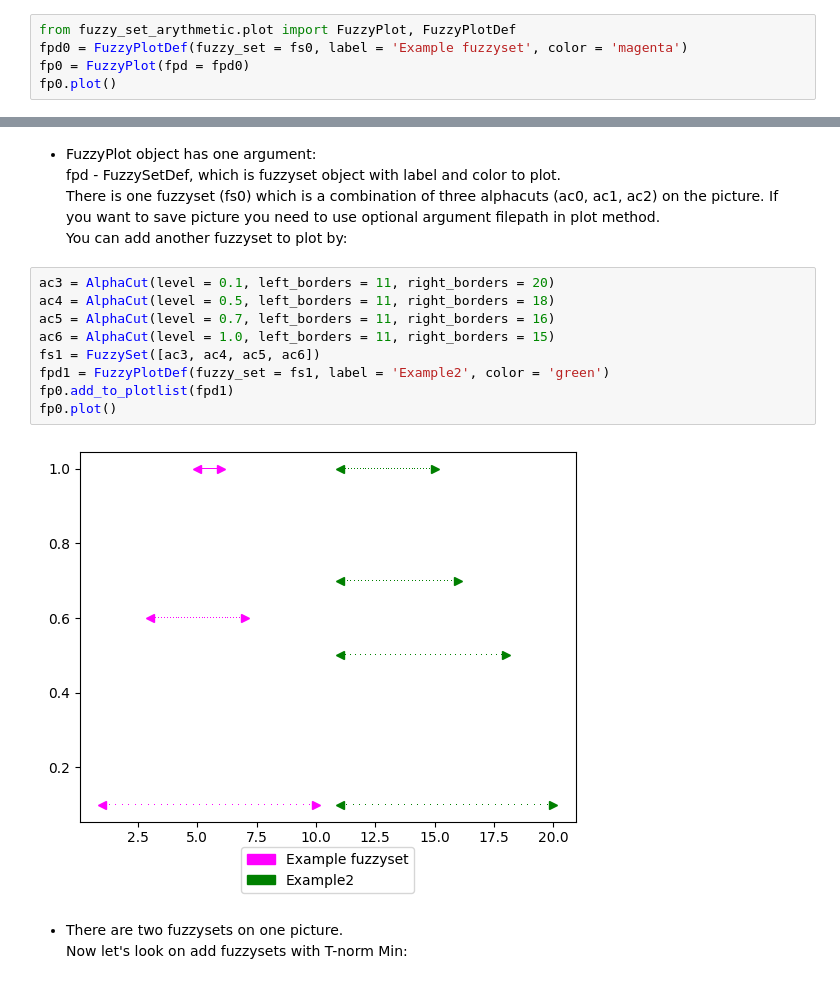
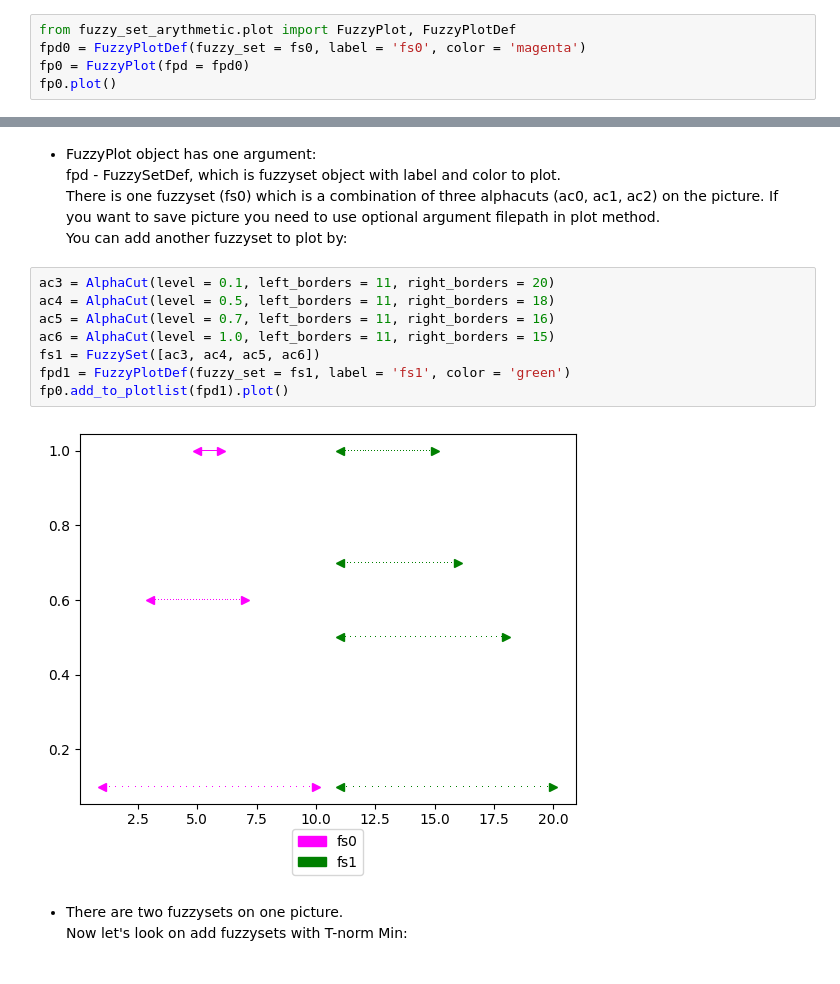
Before and after one commit to sq5riv/Fuzzy_set_arythmetic, a Jupyter notebook: examples/fuzzy_review.ipynb, the cells around one changed output, grey strips where cells are left out. Saved outputs shown, nothing was run; the diff lists cells and outputs as text.

```diff
--- a/examples/fuzzy_review.ipynb
+++ b/examples/fuzzy_review.ipynb
@@ -31,7 +31,7 @@ alpha_cuts - iterable of Alphacut or one Alphacut object.
 To vizualize fuzzyset you need to use FuzzyPlot object:
 # %%
 from fuzzy_set_arythmetic.plot import FuzzyPlot, FuzzyPlotDef
-fpd0 = FuzzyPlotDef(fuzzy_set = fs0, label = 'Example fuzzyset', color = 'magenta')
+fpd0 = FuzzyPlotDef(fuzzy_set = fs0, label = 'fs0', color = 'magenta')
 fp0 = FuzzyPlot(fpd = fpd0)
 fp0.plot()
 # %% [output]
@@ -45,14 +45,13 @@ fp0.plot()
 # %%
 ac3 = AlphaCut(level = 0.1, left_borders = 11, right_borders = 20)
 ac4 = AlphaCut(level = 0.5, left_borders = 11, right_borders = 18)
 ac5 = AlphaCut(level = 0.7, left_borders = 11, right_borders = 16)
 ac6 = AlphaCut(level = 1.0, left_borders = 11, right_borders = 15)
 fs1 = FuzzySet([ac3, ac4, ac5, ac6])
-fpd1 = FuzzyPlotDef(fuzzy_set = fs1, label = 'Example2', color = 'green')
-fp0.add_to_plotlist(fpd1)
-fp0.plot()
+fpd1 = FuzzyPlotDef(fuzzy_set = fs1, label = 'fs1', color = 'green')
+fp0.add_to_plotlist(fpd1).plot()
 # %% [output]
-[figure, old version]
+[figure, new version]
 # %% [markdown]
 * There are two fuzzysets on one picture.
   Now let's look on add fuzzysets with T-norm Min:
```
Also changed, not shown: parts of 3 cells of this notebook, 3 other files.
